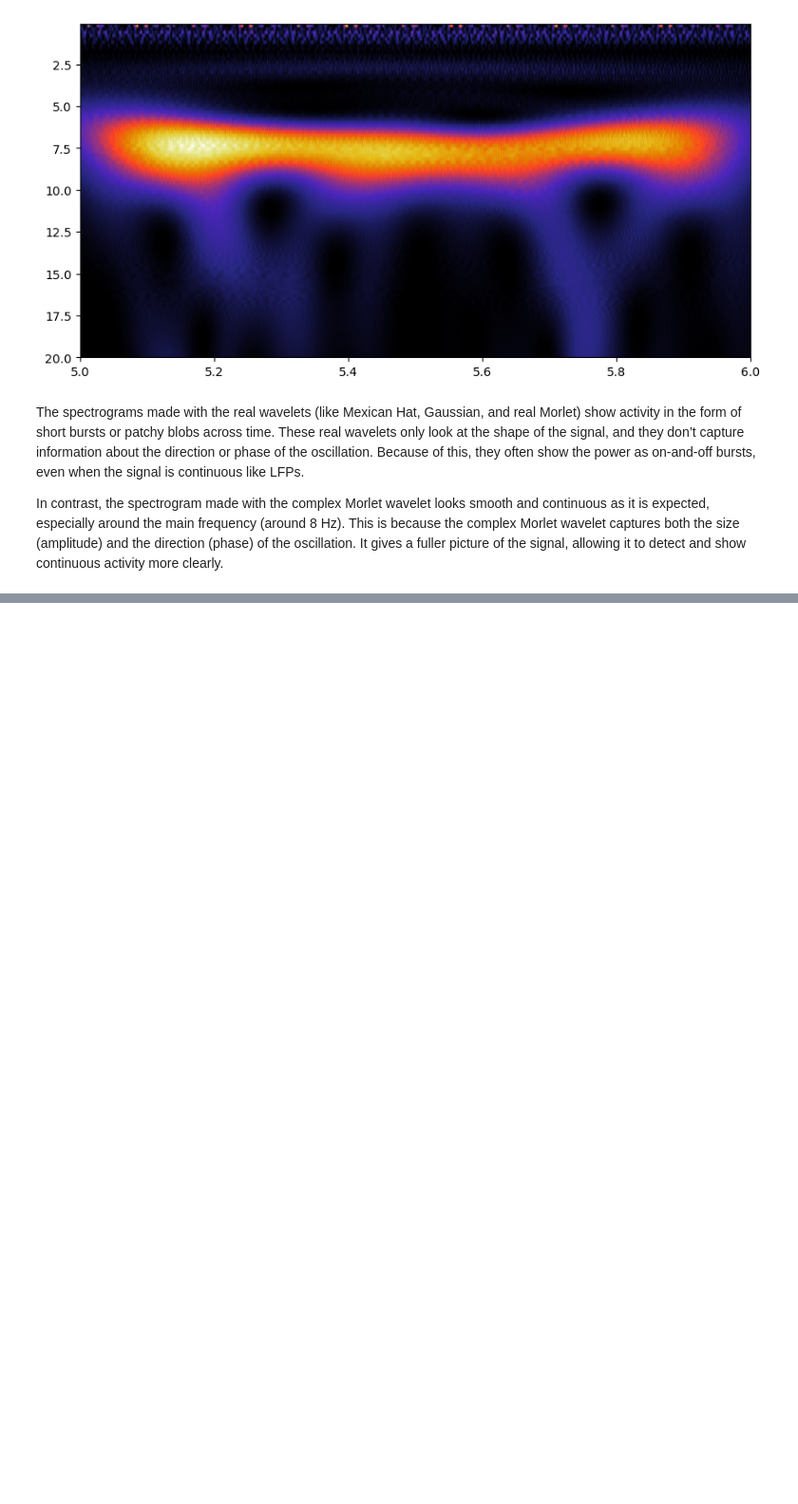
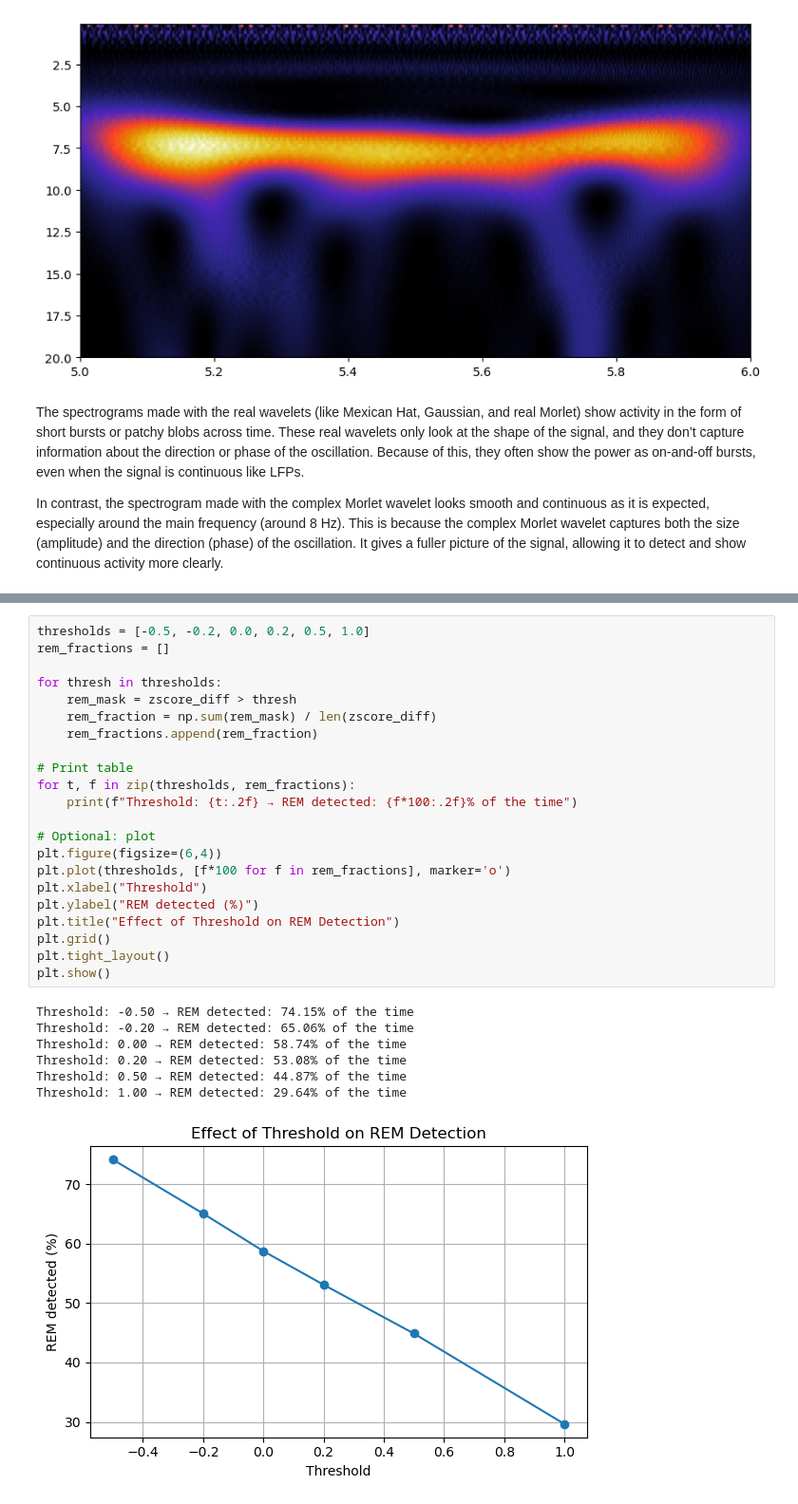
Before and after one commit to pschristodoulou/NRA, a Jupyter notebook: LFP/Ass1_ex1.ipynb, the cells around one changed output, grey strips where cells are left out. Shown at 95% size. Cells and saved outputs as stored; diff of their text form; blank space fills up the shorter version.

```diff
--- a/LFP/Ass1_ex1.ipynb
+++ b/LFP/Ass1_ex1.ipynb
@@ -331,0 +492,30 @@ In contrast, the spectrogram made with the complex Morlet wavelet looks smooth a
+# %%
+thresholds = [-0.5, -0.2, 0.0, 0.2, 0.5, 1.0]
+rem_fractions = []
+
+for thresh in thresholds:
+    rem_mask = zscore_diff > thresh
+    rem_fraction = np.sum(rem_mask) / len(zscore_diff)
+    rem_fractions.append(rem_fraction)
+
+# Print table
+for t, f in zip(thresholds, rem_fractions):
+    print(f"Threshold: {t:.2f} → REM detected: {f*100:.2f}% of the time")
+
+# Optional: plot
+plt.figure(figsize=(6,4))
+plt.plot(thresholds, [f*100 for f in rem_fractions], marker='o')
+plt.xlabel("Threshold")
+plt.ylabel("REM detected (%)")
+plt.title("Effect of Threshold on REM Detection")
+plt.grid()
+plt.tight_layout()
+plt.show()
+# %% [output]
+Threshold: -0.50 → REM detected: 74.15% of the time
+Threshold: -0.20 → REM detected: 65.06% of the time
+Threshold: 0.00 → REM detected: 58.74% of the time
+Threshold: 0.20 → REM detected: 53.08% of the time
+Threshold: 0.50 → REM detected: 44.87% of the time
+Threshold: 1.00 → REM detected: 29.64% of the time
+[figure, added]
```
Also changed, not shown: parts of 8 cells of this notebook.
